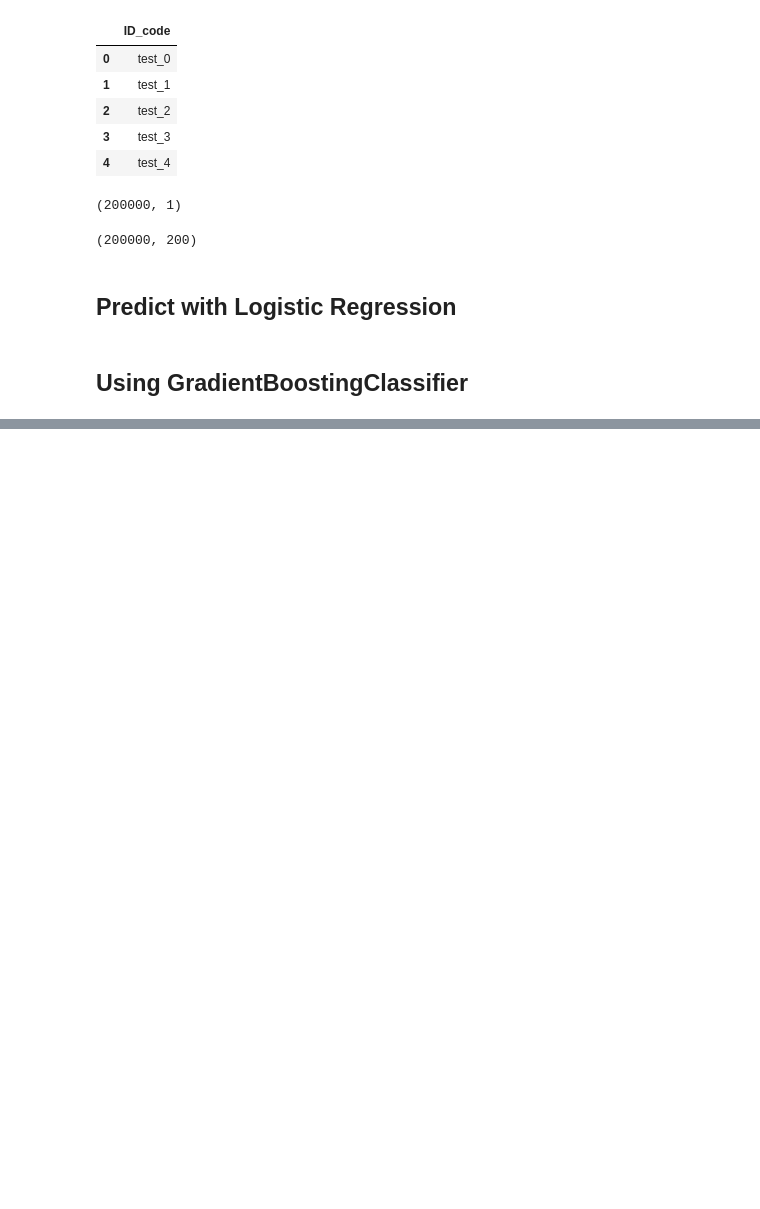
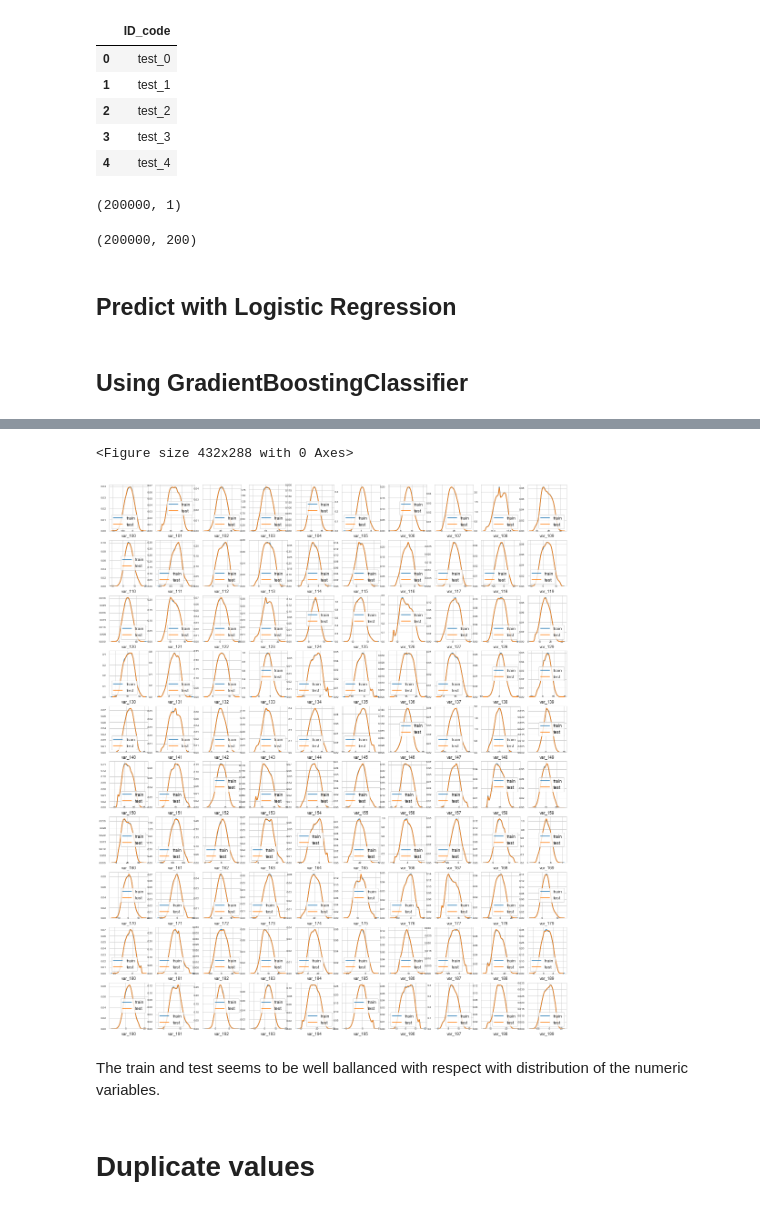
Before and after one commit to lucasdasilvac/python-machine-learning, a Jupyter notebook: Santander Customer Transaction Prediction/Santander Customer Transaction Prediction.ipynb, the cells around one changed output, grey strips where cells are left out. Drawn from its saved outputs; the diff is of its cells as text; code cells hidden in the pictures; blank space fills up the shorter version.

```diff
--- a/Santander Customer Transaction Prediction/Santander Customer Transaction Prediction.ipynb
+++ b/Santander Customer Transaction Prediction/Santander Customer Transaction Prediction.ipynb
@@ -390,0 +436,10 @@ sub_df.to_csv("submission.csv", index=False)
+# %%
+features = train_df.columns.values[102:202]
+plot_feature_distribution(train_df, test_df, 'train', 'test', features)
+# %% [output]
+<Figure size 432x288 with 0 Axes>
+[figure, added]
+# %% [markdown]
+The train and test seems to be well ballanced with respect with distribution of the numeric variables.
+# %% [markdown]
+# Duplicate values
```
Also changed, not shown: parts of 30 cells of this notebook.
